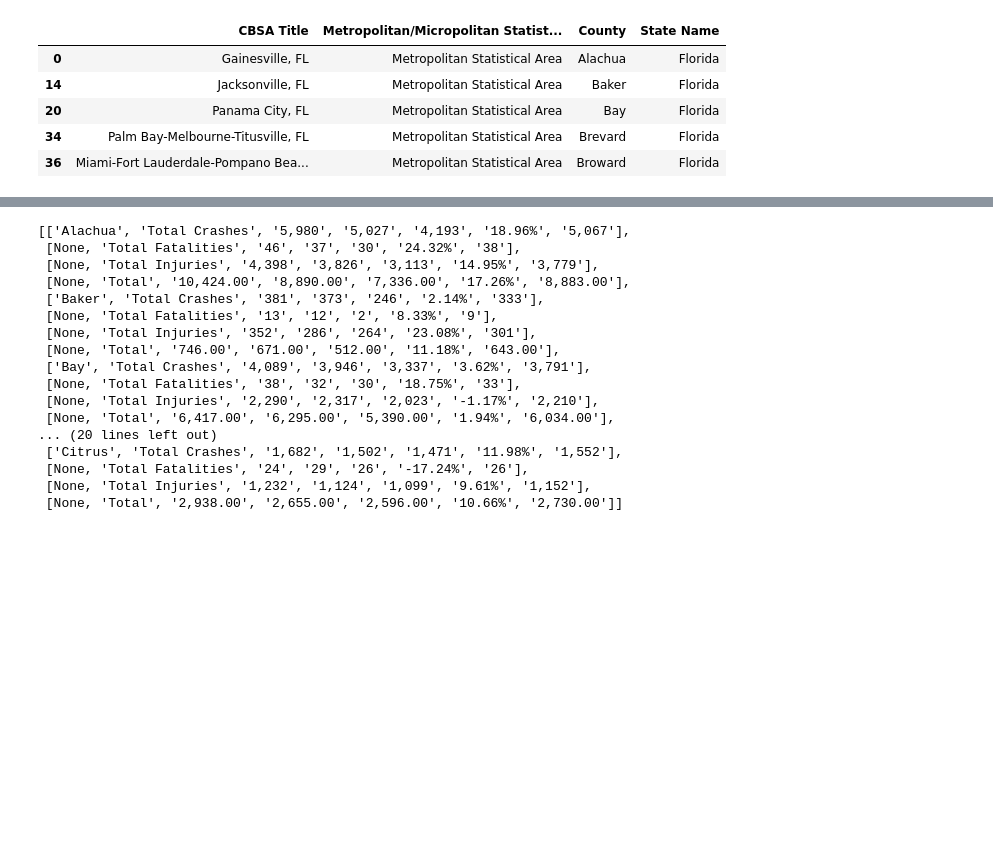
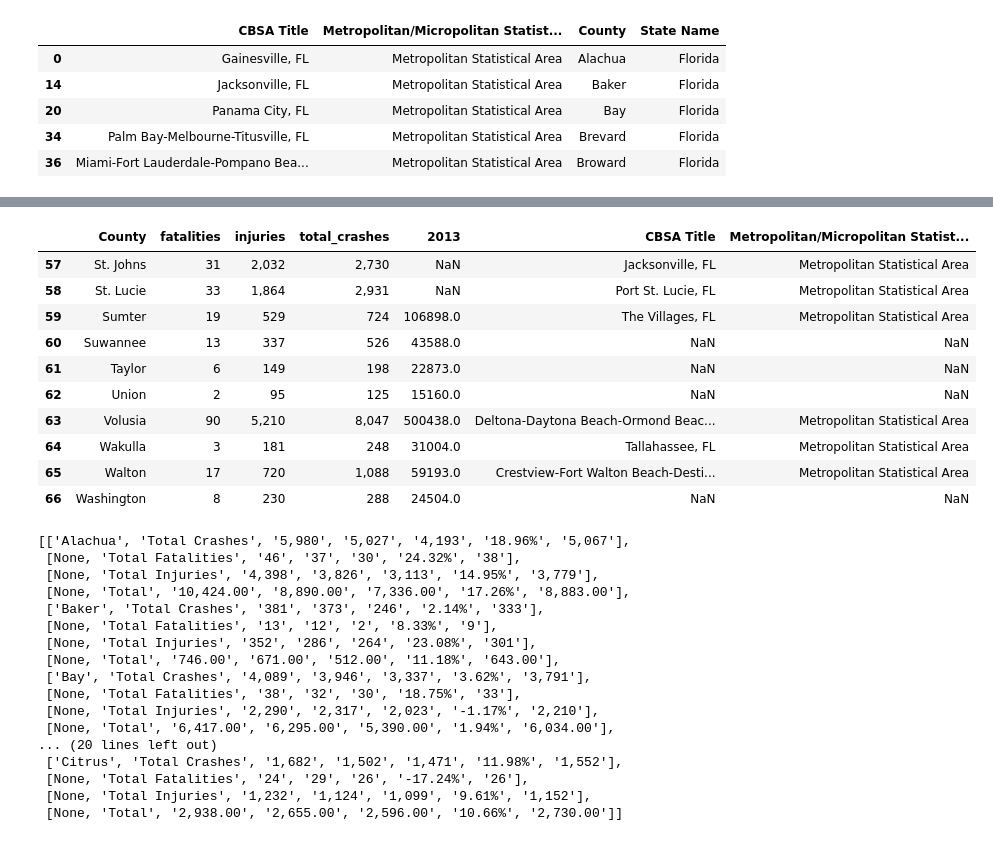
Before and after one commit to igoike/Capstone, a Jupyter notebook: notebooks/fl_analysis.ipynb, the cells around one changed output, grey strips where cells are left out. Saved outputs shown, nothing was run; the diff lists cells and outputs as text; code cells hidden in the pictures; blank space fills up the shorter version.

```diff
--- a/notebooks/fl_analysis.ipynb
+++ b/notebooks/fl_analysis.ipynb
@@ -129,0 +210,14 @@ fl_df
+# %%
+df_combined_fl_2013.tail(10)
+# %% [output]
+|  | County | fatalities | injuries | total_crashes | 2013 | CBSA Title | Metropolitan/Micropolitan Statist... |
+| 57 | St. Johns | 31 | 2,032 | 2,730 | NaN | Jacksonville, FL | Metropolitan Statistical Area |
+| 58 | St. Lucie | 33 | 1,864 | 2,931 | NaN | Port St. Lucie, FL | Metropolitan Statistical Area |
+| 59 | Sumter | 19 | 529 | 724 | 106898.0 | The Villages, FL | Metropolitan Statistical Area |
+| 60 | Suwannee | 13 | 337 | 526 | 43588.0 | NaN | NaN |
+| 61 | Taylor | 6 | 149 | 198 | 22873.0 | NaN | NaN |
+| 62 | Union | 2 | 95 | 125 | 15160.0 | NaN | NaN |
+| 63 | Volusia | 90 | 5,210 | 8,047 | 500438.0 | Deltona-Daytona Beach-Ormond Beac... | Metropolitan Statistical Area |
+| 64 | Wakulla | 3 | 181 | 248 | 31004.0 | Tallahassee, FL | Metropolitan Statistical Area |
+| 65 | Walton | 17 | 720 | 1,088 | 59193.0 | Crestview-Fort Walton Beach-Desti... | Metropolitan Statistical Area |
+| 66 | Washington | 8 | 230 | 288 | 24504.0 | NaN | NaN |
```
Also changed, not shown: parts of 52 cells of this notebook.
